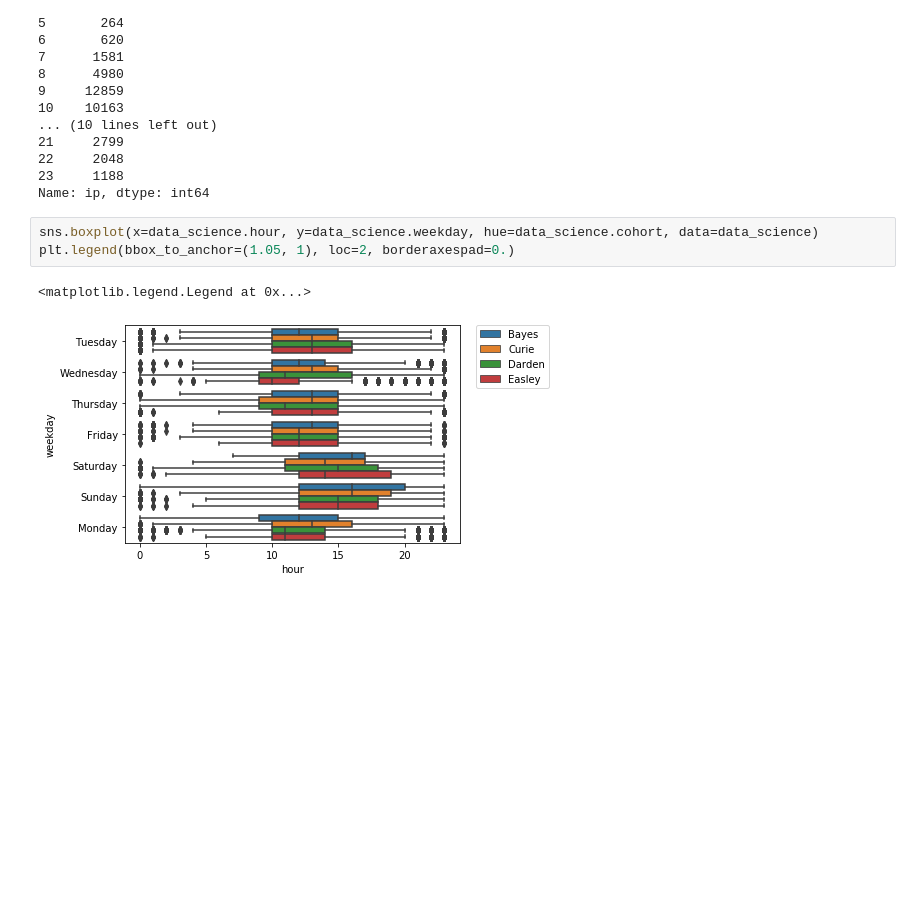
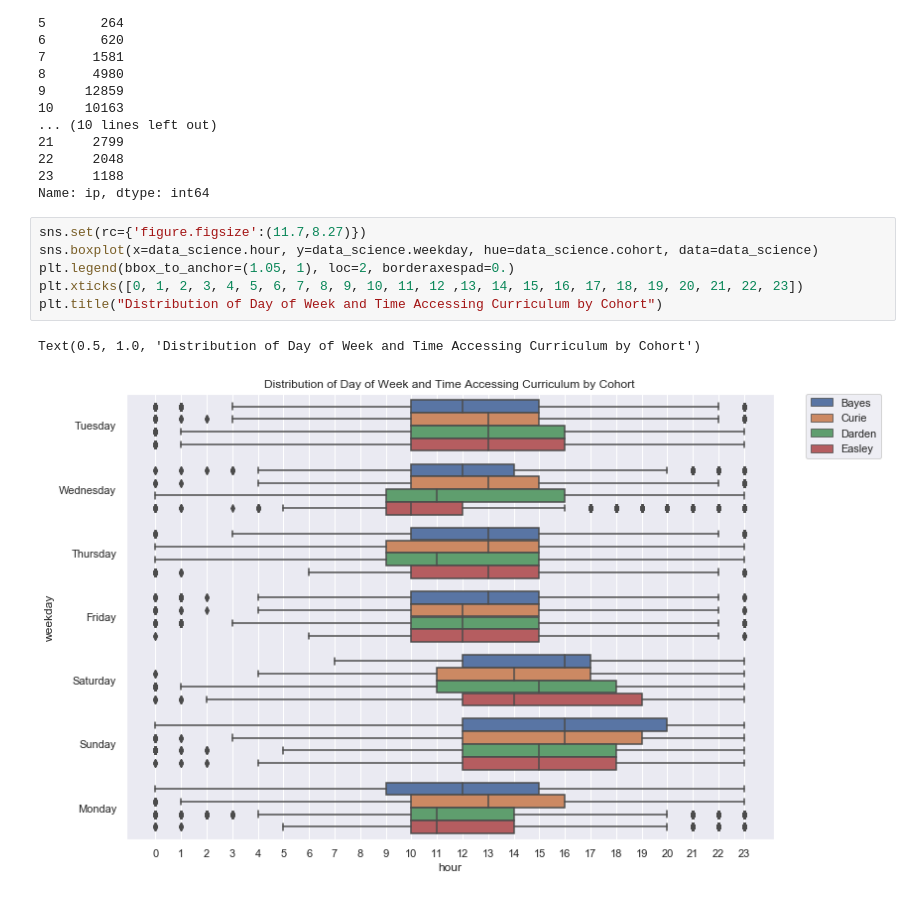
Before and after one commit to GabbyBarajasBroussard/anomaly-detection-exercises, a Jupyter notebook: codeup_anonymized_curriculum_access_logs.ipynb, the cells around one changed output. Cells and saved outputs as stored; diff of their text form; blank space fills up the shorter version.

```diff
--- a/codeup_anonymized_curriculum_access_logs.ipynb
+++ b/codeup_anonymized_curriculum_access_logs.ipynb
@@ -217,8 +217,11 @@ hour
 23     1188
 Name: ip, dtype: int64
 # %%
+sns.set(rc={'figure.figsize':(11.7,8.27)})
 sns.boxplot(x=data_science.hour, y=data_science.weekday, hue=data_science.cohort, data=data_science)
 plt.legend(bbox_to_anchor=(1.05, 1), loc=2, borderaxespad=0.)
+plt.xticks([0, 1, 2, 3, 4, 5, 6, 7, 8, 9, 10, 11, 12 ,13, 14, 15, 16, 17, 18, 19, 20, 21, 22, 23])
+plt.title("Distribution of Day of Week and Time Accessing Curriculum by Cohort")
 # %% [output]
-<matplotlib.legend.Legend at 0x...>
+Text(0.5, 1.0, 'Distribution of Day of Week and Time Accessing Curriculum by Cohort')
-[figure, old version]
+[figure, new version]
```
